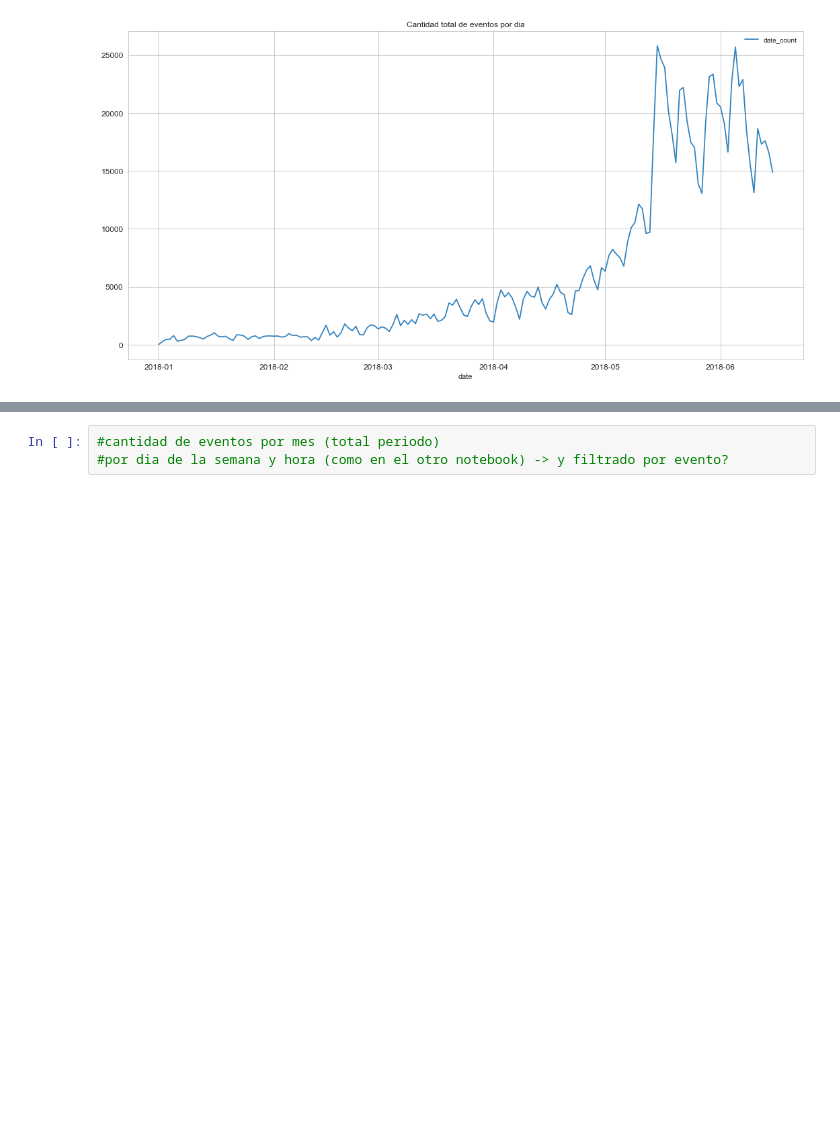
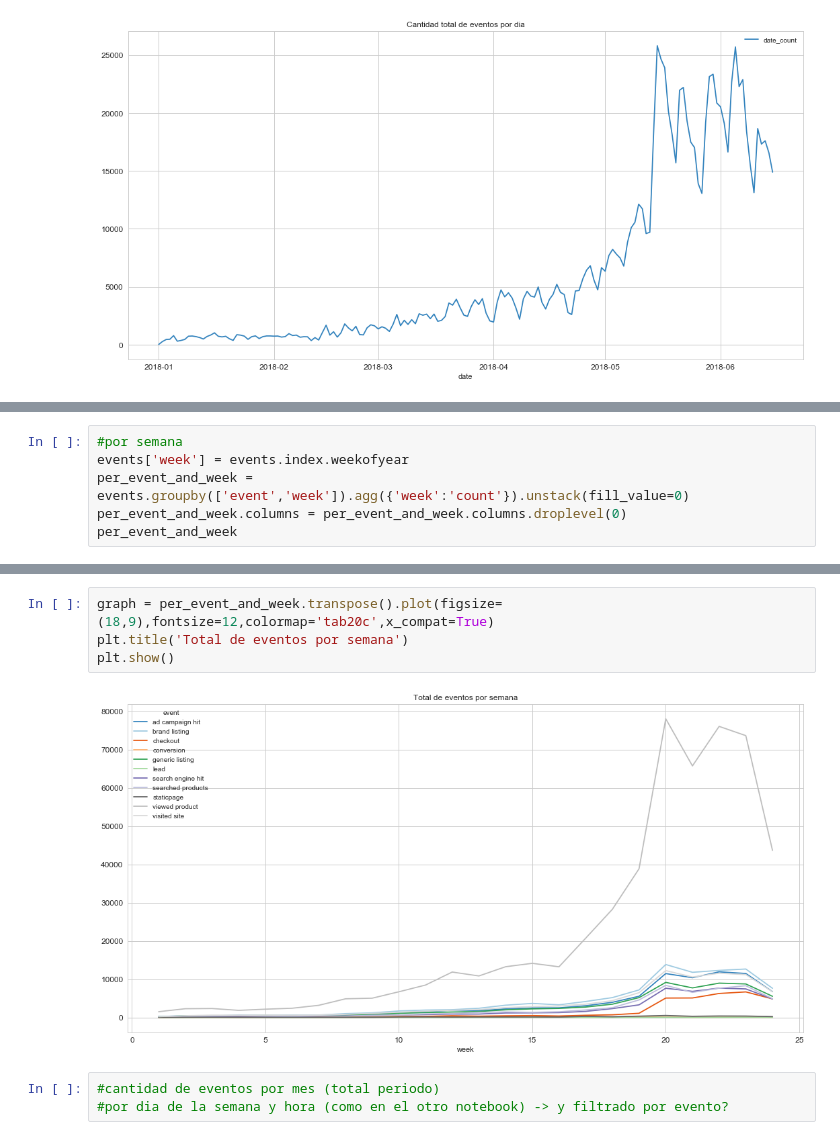
Before and after one commit to jowisaidman/tp1_analisis_exploratorio, a Jupyter notebook: Notebooks/Mateo/date.ipynb, the cells around one changed output, grey strips where cells are left out. Saved outputs shown, nothing was run; the diff lists cells and outputs as text; blank space fills up the shorter version.

```diff
--- a/Notebooks/Mateo/date.ipynb
+++ b/Notebooks/Mateo/date.ipynb
@@ -232,0 +249,6 @@ graph = per_date.plot(figsize=(18,9),fontsize=12,colormap='tab20c')
+# %%
+#por semana
+events['week'] = events.index.weekofyear
+per_event_and_week = events.groupby(['event','week']).agg({'week':'count'}).unstack(fill_value=0)
+per_event_and_week.columns = per_event_and_week.columns.droplevel(0)
+per_event_and_week
@@ -233,3 +289,9 @@ graph = per_date.plot(figsize=(18,9),fontsize=12,colormap='tab20c')
+# %%
+graph = per_event_and_week.transpose().plot(figsize=(18,9),fontsize=12,colormap='tab20c',x_compat=True)
+plt.title('Total de eventos por semana')
+plt.show()
+# %% [output]
+[figure, added]
 # %%
 #cantidad de eventos por mes (total periodo)
 #por dia de la semana y hora (como en el otro notebook) -> y filtrado por evento?
```
Also changed, not shown: parts of 6 cells of this notebook.
